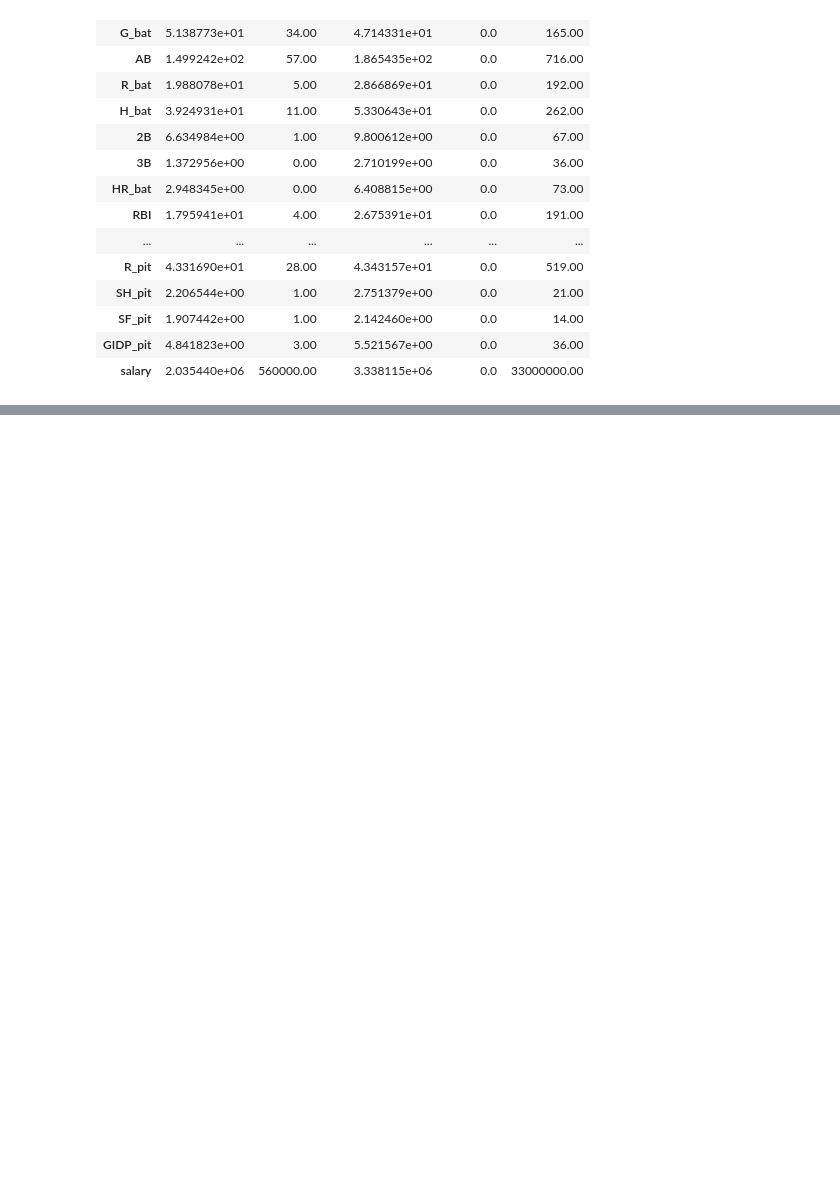
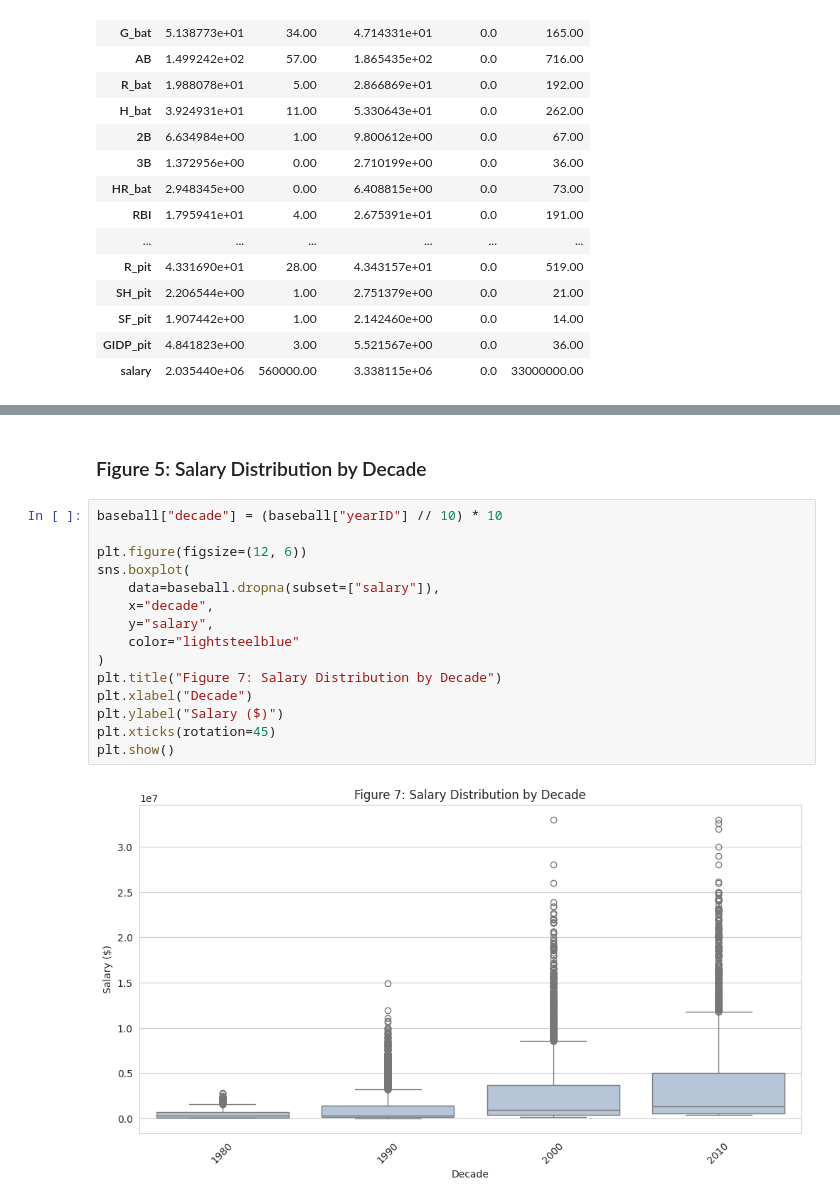
Before and after one commit to plexisad/CS531ML_Learning, a Jupyter notebook: Mini_Project_Data_Exploration.ipynb, the cells around one changed output, grey strips where cells are left out. Drawn from its saved outputs; the diff is of its cells as text; blank space fills up the shorter version.

```diff
--- a/Mini_Project_Data_Exploration.ipynb
+++ b/Mini_Project_Data_Exploration.ipynb
@@ -282,0 +349,19 @@ plt.show()
+# %% [markdown]
+### Figure 5: Salary Distribution by Decade
+# %%
+baseball["decade"] = (baseball["yearID"] // 10) * 10
+
+plt.figure(figsize=(12, 6))
+sns.boxplot(
+    data=baseball.dropna(subset=["salary"]),
+    x="decade",
+    y="salary",
+    color="lightsteelblue"
+)
+plt.title("Figure 7: Salary Distribution by Decade")
+plt.xlabel("Decade")
+plt.ylabel("Salary ($)")
+plt.xticks(rotation=45)
+plt.show()
+# %% [output]
+[figure, added]
```
Also changed, not shown: parts of 33 cells of this notebook.
